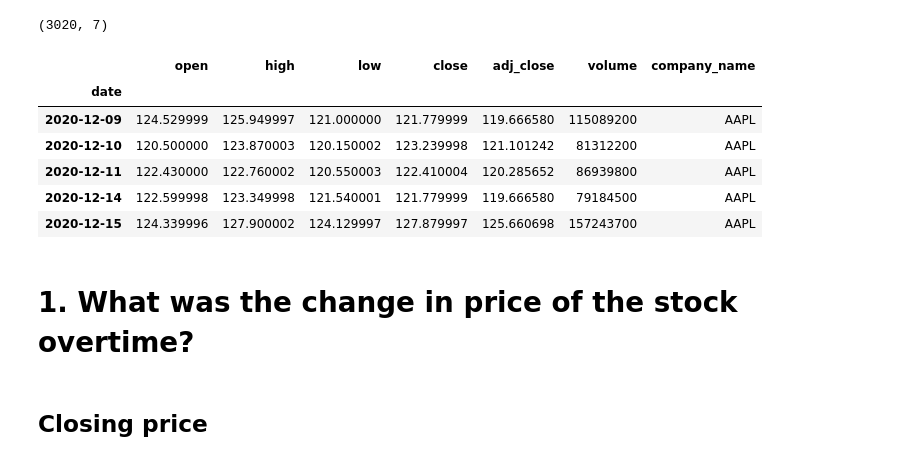
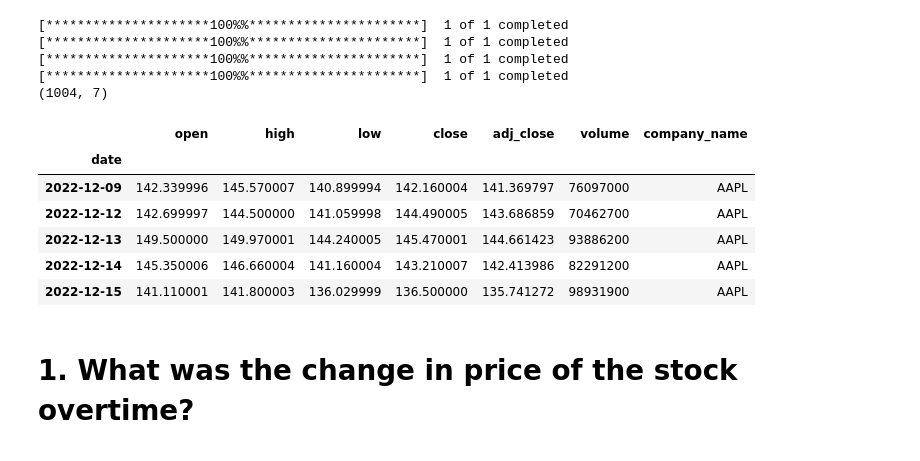
Before and after one commit to danjelito/stock-market-sql, a Jupyter notebook: main.ipynb, the cells around one changed output. Cells and saved outputs as stored; diff of their text form; code cells hidden in the pictures.

```diff
--- a/main.ipynb
+++ b/main.ipynb
@@ -11,40 +11,42 @@ plt.style.use("ggplot")
 # %%
 tech_list = ['AAPL', 'GOOG', 'MSFT', 'AMZN']
 end = datetime.now()
-start = datetime(end.year - 3, end.month, end.day)
+start = datetime(end.year - 1, end.month, end.day)
 
 # iterate through all stock
 # put them into a variable
 if "df" not in locals():
     for stock in tech_list:
         globals()[stock.lower()] = yf.download(stock, start, end)
 
 dfs = [aapl, goog, msft, amzn]
 # give a company name to each df
 for com, df in zip(tech_list, dfs):
     df["company_name"] = com
 
 # concat dfs
 df = pd.concat(dfs, axis=0)
 assert len(df) == sum([len(df) for df in dfs])
 
 # rename df columns and axis
 df.columns = [i.lower().replace(" ", "_") for i in df.columns]
 df = df.rename_axis("date")
 
 print(df.shape)
 df.head()
 # %% [output]
-(3020, 7)
+[*********************100%%**********************]  1 of 1 completed
+[*********************100%%**********************]  1 of 1 completed
+[*********************100%%**********************]  1 of 1 completed
+[*********************100%%**********************]  1 of 1 completed
+(1004, 7)
 |  | open | high | low | close | adj_close | volume | company_name |
 | date |  |  |  |  |  |  |  |
-| 2020-12-09 | 124.529999 | 125.949997 | 121.000000 | 121.779999 | 119.666580 | 115089200 | AAPL |
-| 2020-12-10 | 120.500000 | 123.870003 | 120.150002 | 123.239998 | 121.101242 | 81312200 | AAPL |
-| 2020-12-11 | 122.430000 | 122.760002 | 120.550003 | 122.410004 | 120.285652 | 86939800 | AAPL |
-| 2020-12-14 | 122.599998 | 123.349998 | 121.540001 | 121.779999 | 119.666580 | 79184500 | AAPL |
-| 2020-12-15 | 124.339996 | 127.900002 | 124.129997 | 127.879997 | 125.660698 | 157243700 | AAPL |
+| 2022-12-09 | 142.339996 | 145.570007 | 140.899994 | 142.160004 | 141.369797 | 76097000 | AAPL |
+| 2022-12-12 | 142.699997 | 144.500000 | 141.059998 | 144.490005 | 143.686859 | 70462700 | AAPL |
+| 2022-12-13 | 149.500000 | 149.970001 | 144.240005 | 145.470001 | 144.661423 | 93886200 | AAPL |
+| 2022-12-14 | 145.350006 | 146.660004 | 141.160004 | 143.210007 | 142.413986 | 82291200 | AAPL |
+| 2022-12-15 | 141.110001 | 141.800003 | 136.029999 | 136.500000 | 135.741272 | 98931900 | AAPL |
 # %% [markdown]
 # 1. What was the change in price of the stock overtime?
-# %% [markdown]
-## Closing price
 # %%
```
Also changed, not shown: parts of 7 cells of this notebook.
